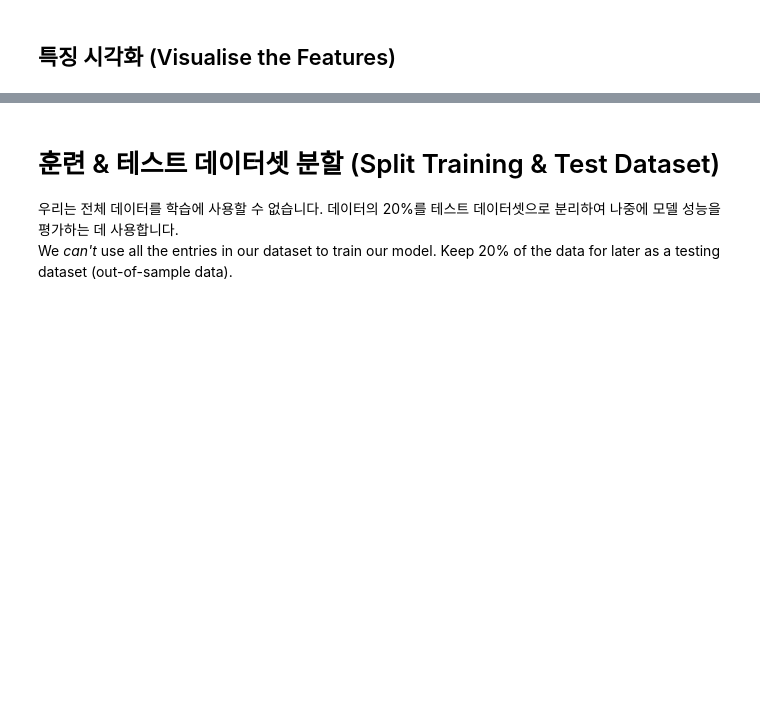
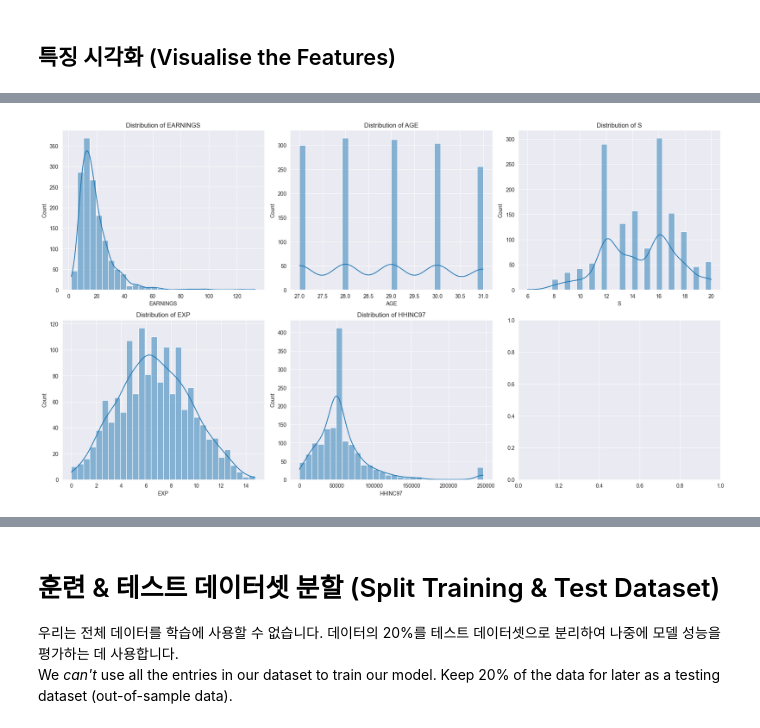
Before and after one commit to JELKOV/Data-Driven-Prosperity, a Jupyter notebook: Determinants_of_Earnings_(start).ipynb, the cells around one changed output, grey strips where cells are left out. Drawn from its saved outputs; the diff is of its cells as text; code cells hidden in the pictures; blank space fills up the shorter version.

```diff
--- a/Determinants_of_Earnings_(start).ipynb
+++ b/Determinants_of_Earnings_(start).ipynb
@@ -67,0 +200,26 @@ df_data = pd.read_csv('NLSY97_subset.csv')
+# %%
+# 🔹 분포를 확인할 연속형 변수 목록
+num_features = ['EARNINGS', 'AGE', 'S', 'EXP', 'HHINC97']
+
+# 🔹 2행 3열의 서브플롯 생성 (각 변수별 히스토그램을 그리기 위한 준비)
+fig, axes = plt.subplots(2, 3, figsize=(18, 10))  # 2행 3열 그리드 생성
+axes = axes.flatten()  # 2D 배열을 1D 리스트로 변환하여 루프에서 활용
+
+# 🔹 각 변수별로 히스토그램 + KDE 커브 시각화
+for i, feature in enumerate(num_features):
+    sns.histplot(df_data[feature], kde=True, bins=30, ax=axes[i])
+    # - `histplot()`: 히스토그램을 생성하는 Seaborn 함수
+    # - `kde=True`: 커널 밀도 추정(KDE, Kernel Density Estimation) 곡선 추가
+    # - `bins=30`: 히스토그램의 막대 개수를 30개로 설정 (값을 조절하면 더 세밀한 분석 가능)
+    # - `ax=axes[i]`: 해당 subplot(축)에 그래프를 그림
+
+    axes[i].set_title(f"Distribution of {feature}")  # 각 그래프의 제목 설정
+
+
+# 🔹 레이아웃 조정 (그래프 간격 자동 조정)
+plt.tight_layout()
+
+# 🔹 그래프 출력
+plt.show()
+# %% [output]
+[figure, added]
```
Also changed, not shown: parts of 15 cells of this notebook.
